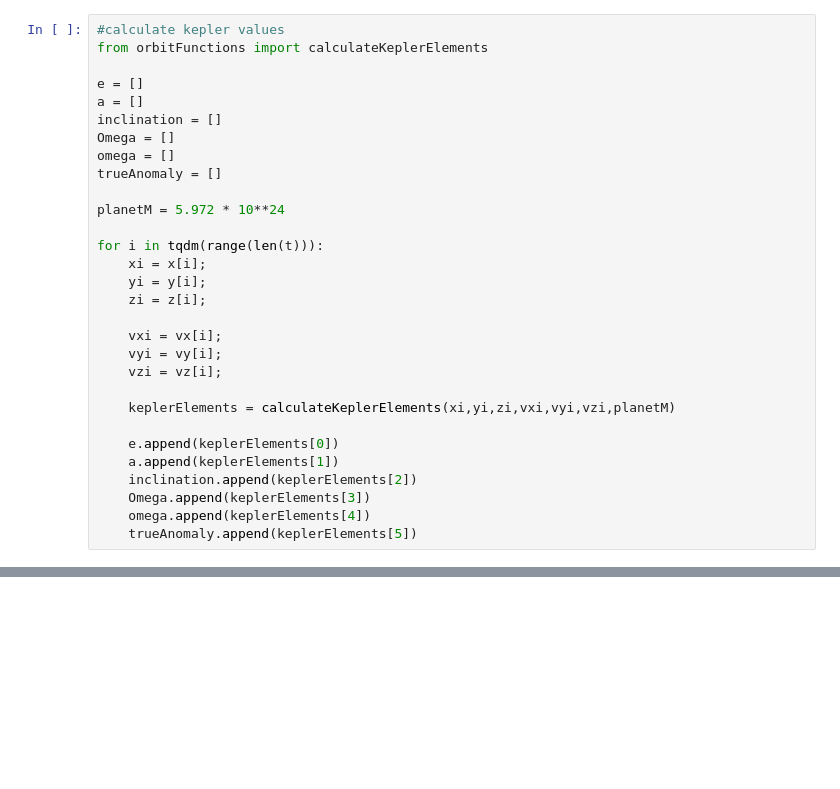
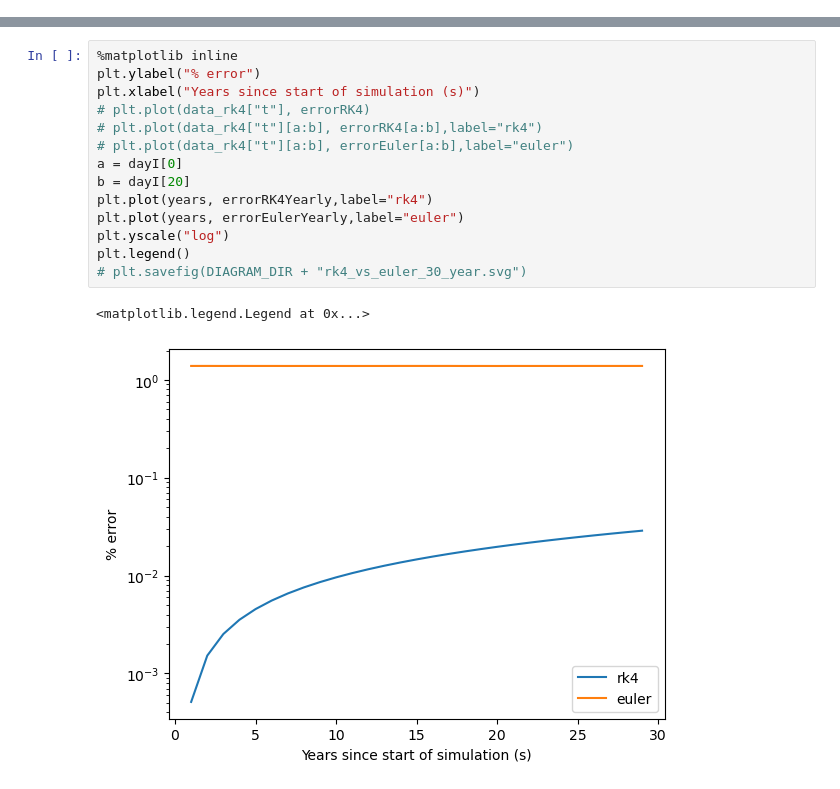
Before and after one commit to FRAZ5094/masters_project, a Jupyter notebook: python/analyseGeoNoPerturbationOrbitData.ipynb, the cells around one changed output, grey strips where cells are left out. Drawn from its saved outputs; the diff is of its cells as text; blank space fills up the shorter version.

```diff
--- a/python/analyseGeoNoPerturbationOrbitData.ipynb
+++ b/python/analyseGeoNoPerturbationOrbitData.ipynb
@@ -94,30 +26,0 @@ plt.plot(years, yearlyError)
-# %%
-#calculate kepler values
-from orbitFunctions import calculateKeplerElements
-
-e = []
-a = []
-inclination = []
-Omega = []
-omega = []
-trueAnomaly = []
-
-planetM = 5.972 * 10**24
-
-for i in tqdm(range(len(t))):
-    xi = x[i];
-    yi = y[i];
-    zi = z[i];
-
-    vxi = vx[i];
-    vyi = vy[i];
-    vzi = vz[i];
-
-    keplerElements = calculateKeplerElements(xi,yi,zi,vxi,vyi,vzi,planetM)
-
-    e.append(keplerElements[0])
-    a.append(keplerElements[1])
-    inclination.append(keplerElements[2])
-    Omega.append(keplerElements[3])
-    omega.append(keplerElements[4])
-    trueAnomaly.append(keplerElements[5])
@@ -123,0 +67,17 @@ for i in tqdm(range(len(t))):
+# %%
+%matplotlib inline
+plt.ylabel("% error")
+plt.xlabel("Years since start of simulation (s)")
+# plt.plot(data_rk4["t"], errorRK4)
+# plt.plot(data_rk4["t"][a:b], errorRK4[a:b],label="rk4")
+# plt.plot(data_rk4["t"][a:b], errorEuler[a:b],label="euler")
+a = dayI[0]
+b = dayI[20]
+plt.plot(years, errorRK4Yearly,label="rk4")
+plt.plot(years, errorEulerYearly,label="euler")
+plt.yscale("log")
+plt.legend()
+# plt.savefig(DIAGRAM_DIR + "rk4_vs_euler_30_year.svg")
+# %% [output]
+<matplotlib.legend.Legend at 0x...>
+[figure, added]
```
Also changed, not shown: parts of 16 cells of this notebook, 12 other files.
